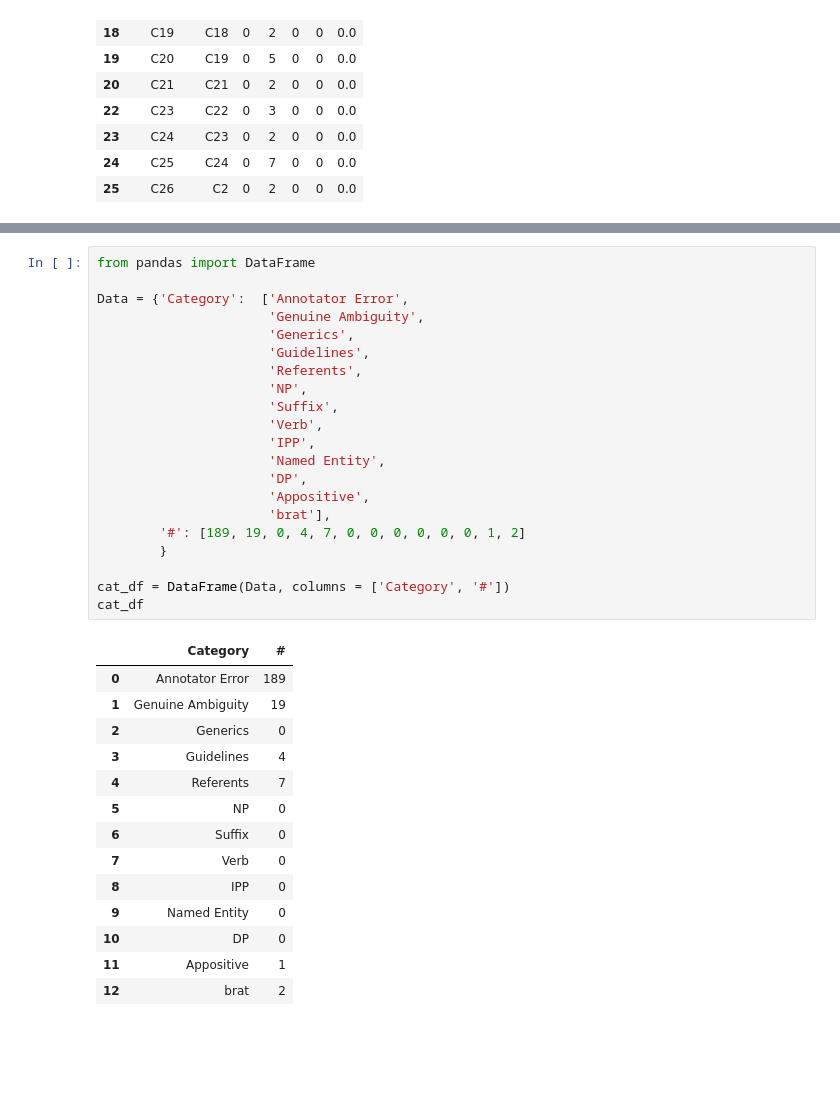
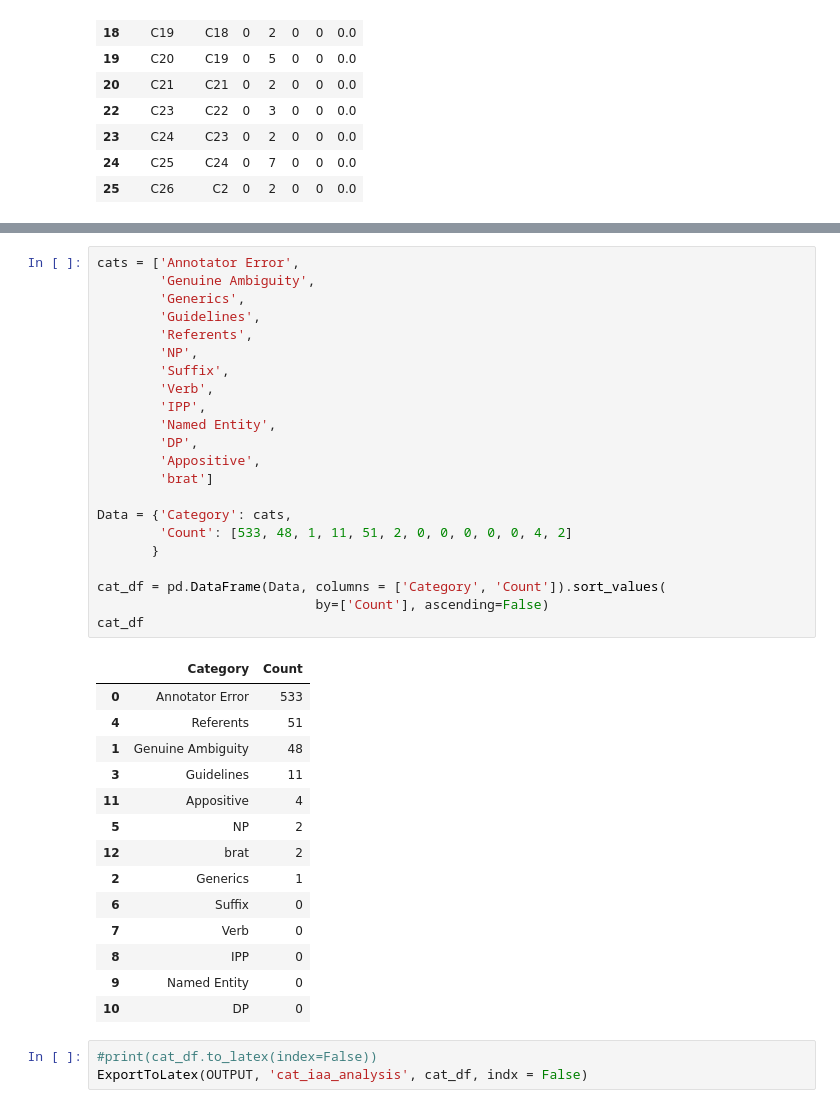
Before and after one commit to cmerwich/participant-analysis, a Jupyter notebook: iaa/iaa-analysis.ipynb, the cells around one changed output, grey strips where cells are left out. Drawn from its saved outputs; the diff is of its cells as text; blank space fills up the shorter version.

```diff
--- a/iaa/iaa-analysis.ipynb
+++ b/iaa/iaa-analysis.ipynb
@@ -1523,36 +1488,40 @@ Numbers_008.iaa	-	88	156	92	180	0.5357
 # %%
-from pandas import DataFrame
+cats = ['Annotator Error',
+        'Genuine Ambiguity',
+        'Generics',
+        'Guidelines',
+        'Referents',
+        'NP',
+        'Suffix',
+        'Verb',
+        'IPP',
+        'Named Entity',
+        'DP',
+        'Appositive',
+        'brat']
 
-Data = {'Category':  ['Annotator Error',
-                      'Genuine Ambiguity',
-                      'Generics',
-                      'Guidelines',
-                      'Referents',
-                      'NP',
-                      'Suffix',
-                      'Verb',
-                      'IPP',
-                      'Named Entity',
-                      'DP',
-                      'Appositive',
-                      'brat'],
-        '#': [189, 19, 0, 4, 7, 0, 0, 0, 0, 0, 0, 1, 2]
-        }
+Data = {'Category': cats,
+        'Count': [533, 48, 1, 11, 51, 2, 0, 0, 0, 0, 0, 4, 2]
+       }
 
-cat_df = DataFrame(Data, columns = ['Category', '#'])
+cat_df = pd.DataFrame(Data, columns = ['Category', 'Count']).sort_values(
+                            by=['Count'], ascending=False)
 cat_df
 # %% [output]
-|  | Category | # |
-| 0 | Annotator Error | 189 |
-| 1 | Genuine Ambiguity | 19 |
-| 2 | Generics | 0 |
-| 3 | Guidelines | 4 |
-| 4 | Referents | 7 |
-| 5 | NP | 0 |
+|  | Category | Count |
+| 0 | Annotator Error | 533 |
+| 4 | Referents | 51 |
+| 1 | Genuine Ambiguity | 48 |
+| 3 | Guidelines | 11 |
+| 11 | Appositive | 4 |
+| 5 | NP | 2 |
+| 12 | brat | 2 |
+| 2 | Generics | 1 |
 | 6 | Suffix | 0 |
 | 7 | Verb | 0 |
 | 8 | IPP | 0 |
 | 9 | Named Entity | 0 |
 | 10 | DP | 0 |
-| 11 | Appositive | 1 |
-| 12 | brat | 2 |
+# %%
+#print(cat_df.to_latex(index=False))
+ExportToLatex(OUTPUT, 'cat_iaa_analysis', cat_df, indx = False)
```
Also changed, not shown: parts of 62 cells of this notebook, 21 other files.
